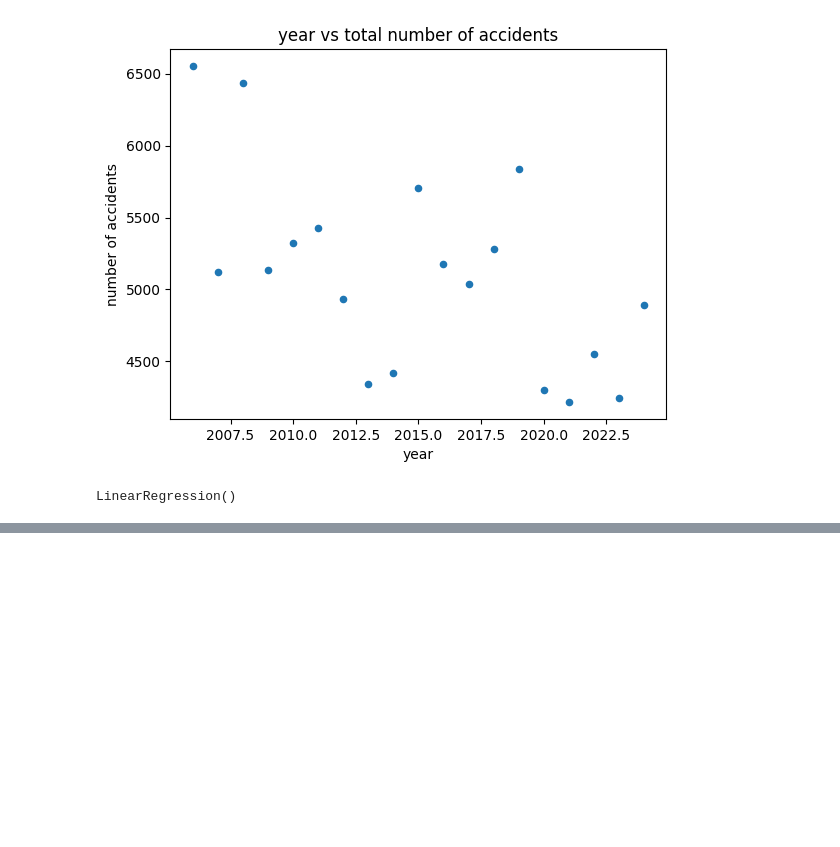
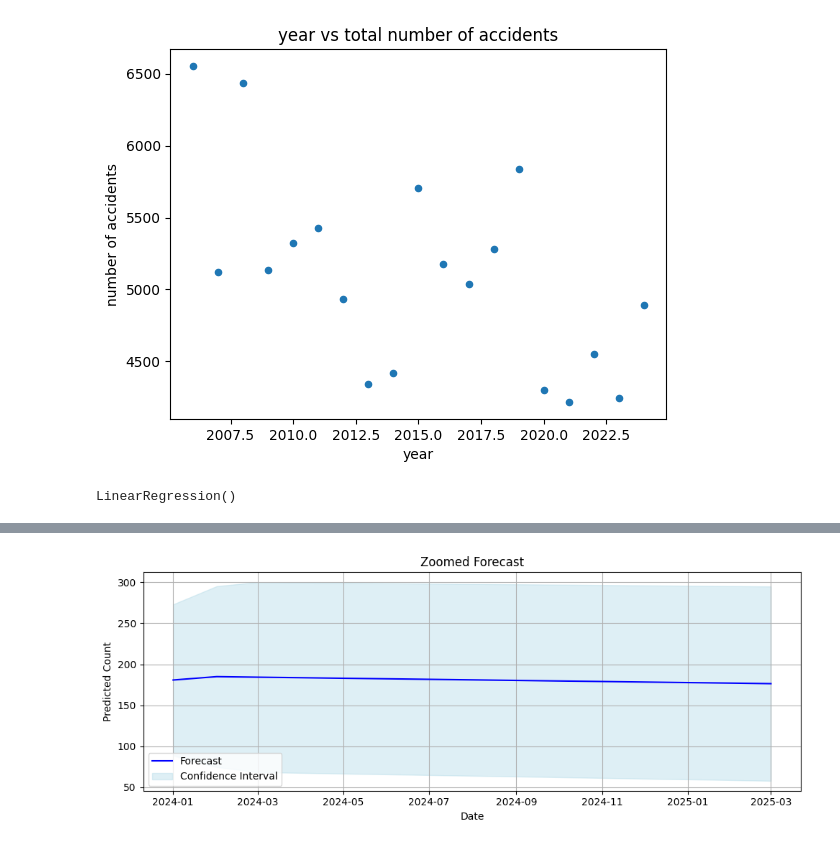
Before and after one commit to terryljh/aviation2, a Jupyter notebook: asrs linear model.ipynb, the cells around one changed output, grey strips where cells are left out. Cells and saved outputs as stored; diff of their text form; code cells hidden in the pictures; blank space fills up the shorter version.

```diff
--- a/asrs linear model.ipynb
+++ b/asrs linear model.ipynb
@@ -474,0 +572,16 @@ strong multicollinearity or other numerical problems.
+# %%
+plt.figure(figsize=(10, 4))
+plt.plot(forecast_series, label='Forecast', color='blue')
+plt.fill_between(forecast_series.index,
+                 conf_int[:, 0],
+                 conf_int[:, 1],
+                 color='lightblue', alpha=0.4, label='Confidence Interval')
+plt.title('Zoomed Forecast')
+plt.xlabel('Date')
+plt.ylabel('Predicted Count')
+plt.legend()
+plt.grid(True)
+plt.tight_layout()
+plt.show()
+# %% [output]
+[figure, added]
```
Also changed, not shown: parts of 10 cells of this notebook.
